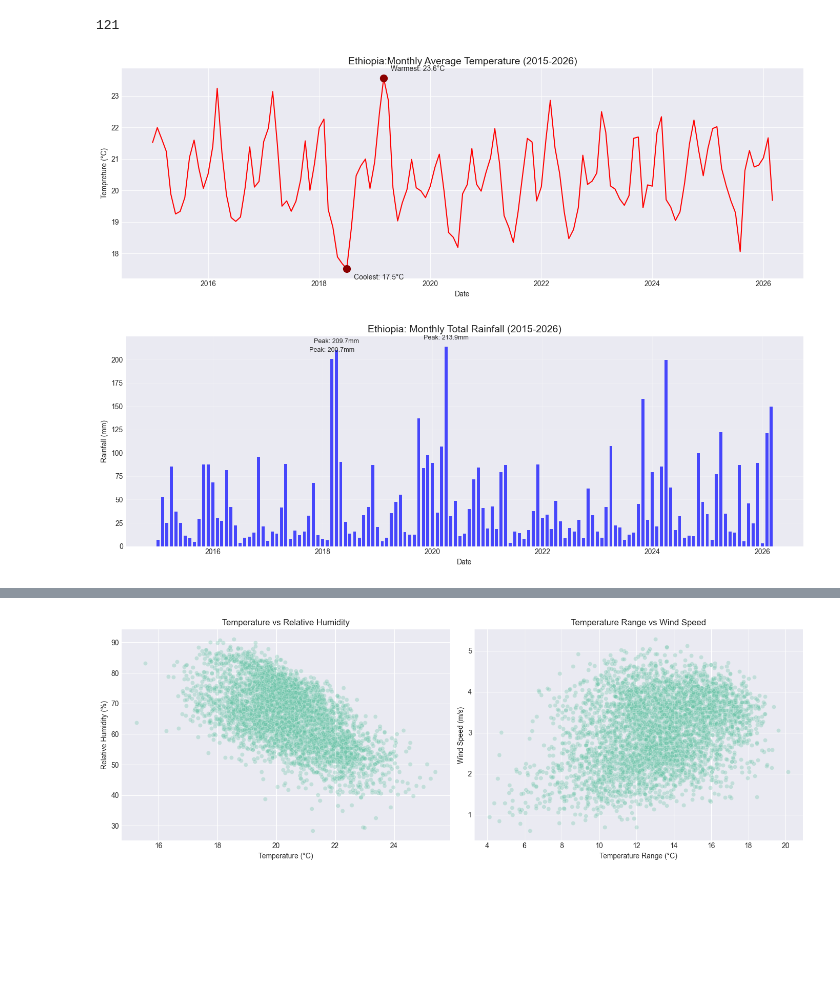
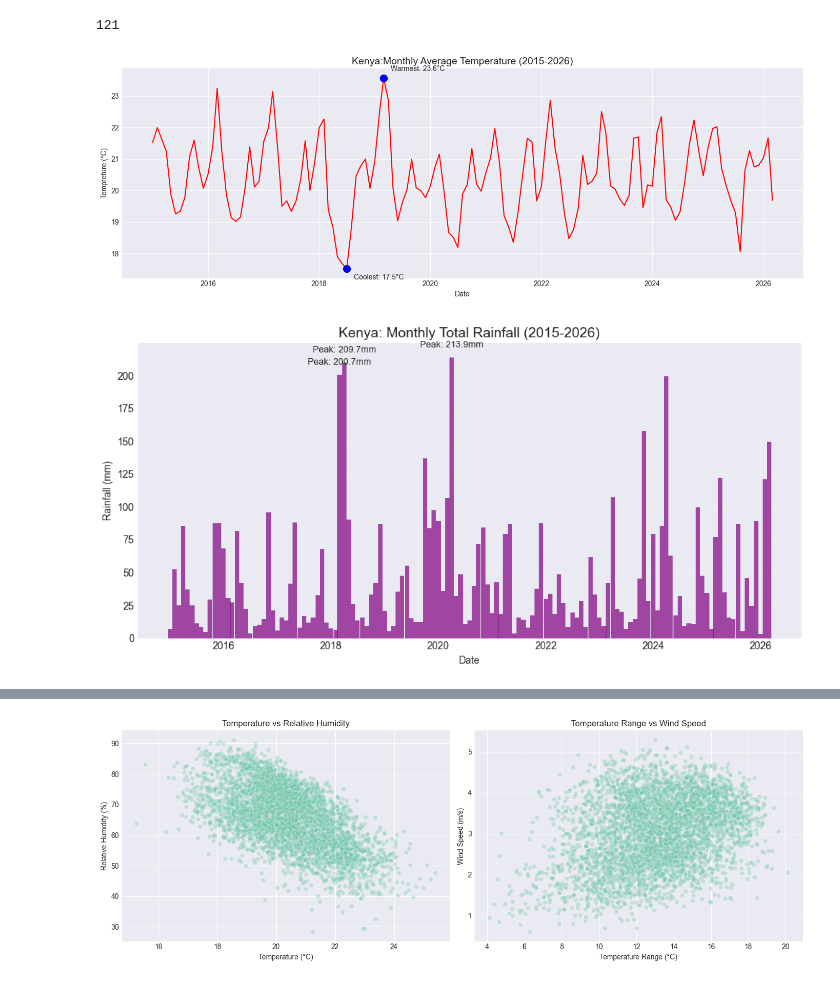
Before and after one commit to hawi088/climate-challenge-week0, a Jupyter notebook: notebooks/kenya_eda.ipynb, the cells around one changed output, grey strips where cells are left out. Drawn from its saved outputs; the diff is of its cells as text; code cells hidden in the pictures; blank space fills up the shorter version.

```diff
--- a/notebooks/kenya_eda.ipynb
+++ b/notebooks/kenya_eda.ipynb
@@ -67,8 +65,8 @@ ax.plot(monthly_temp['Date'],monthly_temp['T2M'],color='red',linewidth=1.5)
 warmest = monthly_temp.loc[monthly_temp['T2M'].idxmax()]
 coolest = monthly_temp.loc[monthly_temp['T2M'].idxmin()]
 
-ax.scatter(warmest['Date'],warmest['T2M'],color='darkred',s=100,zorder=5)
-ax.scatter(coolest['Date'],coolest['T2M'],color='darkred',s=100,zorder=5)
+ax.scatter(warmest['Date'],warmest['T2M'],color='blue',s=100,zorder=5)
+ax.scatter(coolest['Date'],coolest['T2M'],color='blue',s=100,zorder=5)
 
 ax.set_title('Kenya:Monthly Average Temperature (2015-2026)',fontsize=14)
 ax.annotate(f'Warmest: {warmest["T2M"]:.1f}°C',
@@ -76,7 +74,7 @@ ax.annotate(f'Warmest: {warmest["T2M"]:.1f}°C',
             xytext=(10, 10), textcoords='offset points', fontsize=10)
 
 ax.annotate(f'Coolest: {coolest["T2M"]:.1f}°C',
-            xy=(coolest['Date'], coolest['T2M']),
+            xy=(coolest['Date'], coolest['T2M']), #xy cordiante where the point will be
             xytext=(10, -15), textcoords='offset points', fontsize=10)
 
 ax.set_xlabel('Date')
@@ -86,32 +84,31 @@ ax.grid(True,alpha =0.9)
 plt.tight_layout()
 plt.show()
 # %% [output]
-[figure, old version]
+[figure, new version]
 # %%
 #plot for monthly Kenyan rain graph
 monthly_rain = df.groupby(['Year','Month'])['PRECTOTCORR'].sum().reset_index()
 monthly_rain['Date'] = pd.to_datetime(monthly_rain['Year'].astype(str)+'-'+monthly_rain['Month'].astype(str))
 
 #let us plot the graph
-fig, ax = plt.subplots(figsize=(14,5))
+fig, ax = plt.subplots(figsize=(10,5))
 
-bars = ax.bar(monthly_rain['Date'], monthly_rain['PRECTOTCORR'], width=20, color='blue', alpha=0.7)
+bars = ax.bar(monthly_rain['Date'], monthly_rain['PRECTOTCORR'], width=30,color='purple',alpha=0.7)
 
-# Find peak rainy months (top 3)
 peak_months = monthly_rain.nlargest(3, 'PRECTOTCORR')
 
 for _, row in peak_months.iterrows():
     ax.annotate(f'Peak: {row["PRECTOTCORR"]:.1f}mm',
                 xy=(row['Date'], row['PRECTOTCORR']),
                 xytext=(0, 10), textcoords='offset points', ha='center', fontsize=9)
 
 ax.set_title('Kenya: Monthly Total Rainfall (2015-2026)', fontsize=14)
 ax.set_xlabel('Date')
 ax.set_ylabel('Rainfall (mm)')
 ax.grid(True, alpha=0.3)
 
 plt.tight_layout()
 plt.show()
 # %% [output]
-[figure, old version]
+[figure, new version]
 # %%
```
Also changed, not shown: parts of 6 cells of this notebook, 1 other file.
